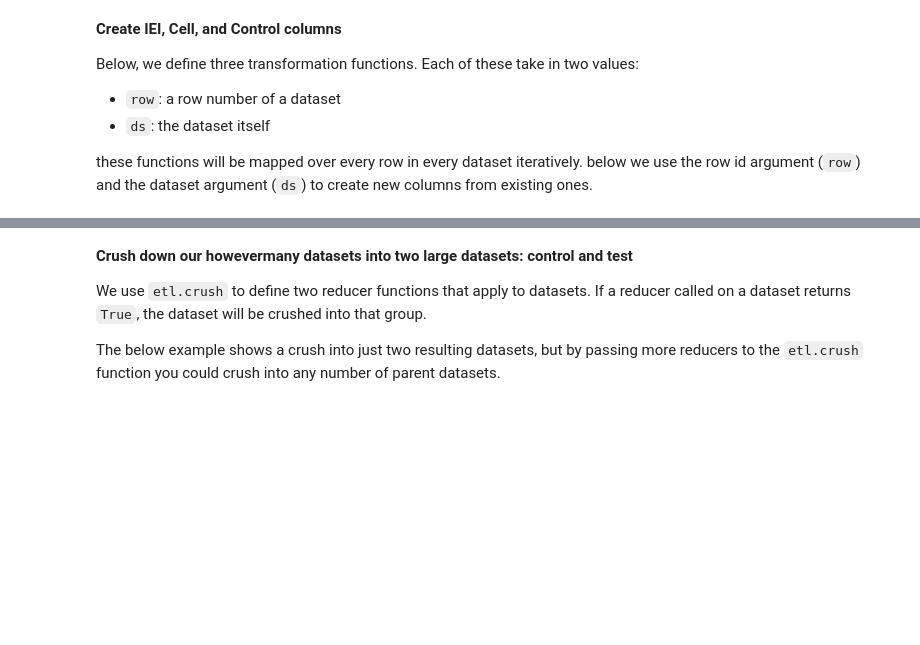
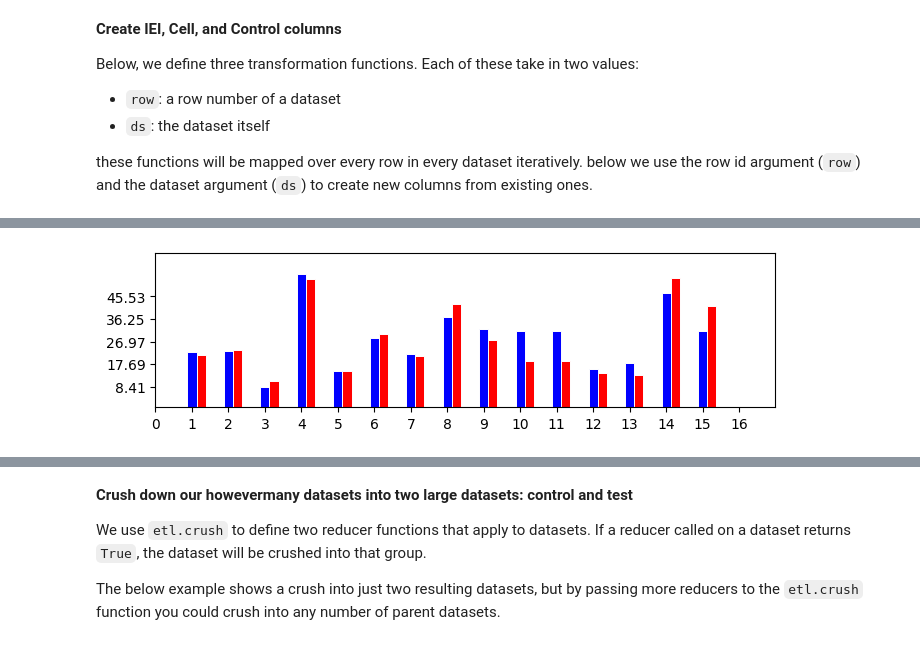
Before and after one commit to naatebarber/atfpuppet, a Jupyter notebook: test.ipynb, the cells around one changed output, grey strips where cells are left out. Cells and saved outputs as stored; diff of their text form; code cells hidden in the pictures; blank space fills up the shorter version.

```diff
--- a/test.ipynb
+++ b/test.ipynb
@@ -106,0 +116,5 @@ etl.datasets[0].df
+# %%
+from copy import deepcopy
+
+etl_split_cells = etl
+etl_split_control = deepcopy(etl)
@@ -106,0 +123,94 @@ etl.datasets[0].df
+# %%
+def gather_cell_stats(ds: Dataset):
+    mean_amp = ds.df["Peak Amp (pA)"].mean()
+    min_amp = ds.df["Peak Amp (pA)"].min()
+    max_amp = ds.df["Peak Amp (pA)"].max()
+
+    tot_event_ct = ds.df["Peak Amp (pA)"].shape[0]
+    t25_quantile = ds.df["Peak Amp (pA)"].quantile(0.75)
+    percentile_event_ct = ds.df[ds.df["Peak Amp (pA)"] > t25_quantile].shape[0]
+
+
+    mean_iei = ds.df["IEI"].mean()
+    min_iei = ds.df["IEI"].min()
+    max_iei = ds.df["IEI"].max()
+
+    cell_num = int(ds.df.iloc[0]["Cell"])
+    control = bool(ds.df.iloc[0]["Control"])
+
+    stats = {
+        "cell": cell_num,
+        "mean_amp": mean_amp,
+        "max_amp": max_amp,
+        "min_amp": min_amp,
+        "t25_quantile": t25_quantile,
+        "t25_events": percentile_event_ct,
+        "tot_events": tot_event_ct,
+        "mean_iei": mean_iei,
+        "max_iei": max_iei,
+        "min_iei": min_iei
+    }
+
+    return cell_num, control, stats
+
+control_cellst = {}
+control_cellst_df = None
+ibep_cellst = {}
+ibep_cellst_df = None
+
+for d in etl_split_cells.datasets:
+    cell_num, control, stats = gather_cell_stats(d)
+    if control:
+        control_cellst[cell_num] = stats
+    else:
+        ibep_cellst[cell_num] = stats
+
+control_cellst_df = pd.DataFrame(control_cellst.values())
+ibep_cellst_df = pd.DataFrame(ibep_cellst.values())
+
+print("Control cell stats:")
+display(control_cellst_df)
+
+print("iBEP cell stats:")
+display(ibep_cellst_df)
+
+
+def fun_exciting_graph(control: pd.DataFrame, ibep: pd.DataFrame, feature: str, ibep_color: str, control_color: str):
+    cell_ct = max(control.shape[0], control.shape[0])
+
+    control = control.sort_values(by="cell")
+    ibep = ibep.sort_values(by="cell")
+
+    control_x = 1 + np.arange(control.shape[0])
+    control_y = control[feature]
+
+    ibep_x = 1.25 + np.arange(ibep.shape[0])
+    ibep_y = ibep[feature]
+
+    max_y = max(control_y.max(), ibep_y.max())
+    min_y = min(control_y.min(), ibep_y.min())
+
+    x = 0.5 + np.arange(8)
+    y = [4.8, 5.5, 3.5, 4.6, 6.5, 6.6, 2.6, 3.0]
+
+    # plot
+    fig, ax = plt.subplots(figsize=(8, 2))
+
+    ax.bar(control_x, control_y, width=1/4, edgecolor="white", linewidth=0.7, color=control_color)
+    ax.bar(ibep_x, ibep_y, width=1/4, edgecolor="white", linewidth=0.7, color=ibep_color)
+
+    ax.set(xlim=(0, cell_ct + 2), xticks=np.arange(0, cell_ct + 2),
+        ylim=(0, max_y + min_y), yticks=np.arange(min_y, max_y, step=(max_y - min_y) / 5))
+
+    plt.show()
+
+
+print("Mean Amp Comparison Per Cell - Control (blue) vs iBEP (red)")
+fun_exciting_graph(control_cellst_df, ibep_cellst_df, feature="mean_amp", ibep_color="red", control_color="blue")
+
+print("Mean IEI Comparison Per Cell - Control (green) vs iBEP (purple)")
+fun_exciting_graph(control_cellst_df, ibep_cellst_df, feature="mean_iei", ibep_color="purple", control_color="green")
+
+print("Frequency Of Events Over .75 Quantile Per Cell - Control (black) vs iBEP (pink)")
+fun_exciting_graph(control_cellst_df, ibep_cellst_df, feature="t25_events", ibep_color="pink", control_color="black")
+# %% [output]
@@ -106,0 +252 @@ etl.datasets[0].df
+[figure, added]
```
Also changed, not shown: parts of 14 cells of this notebook.
